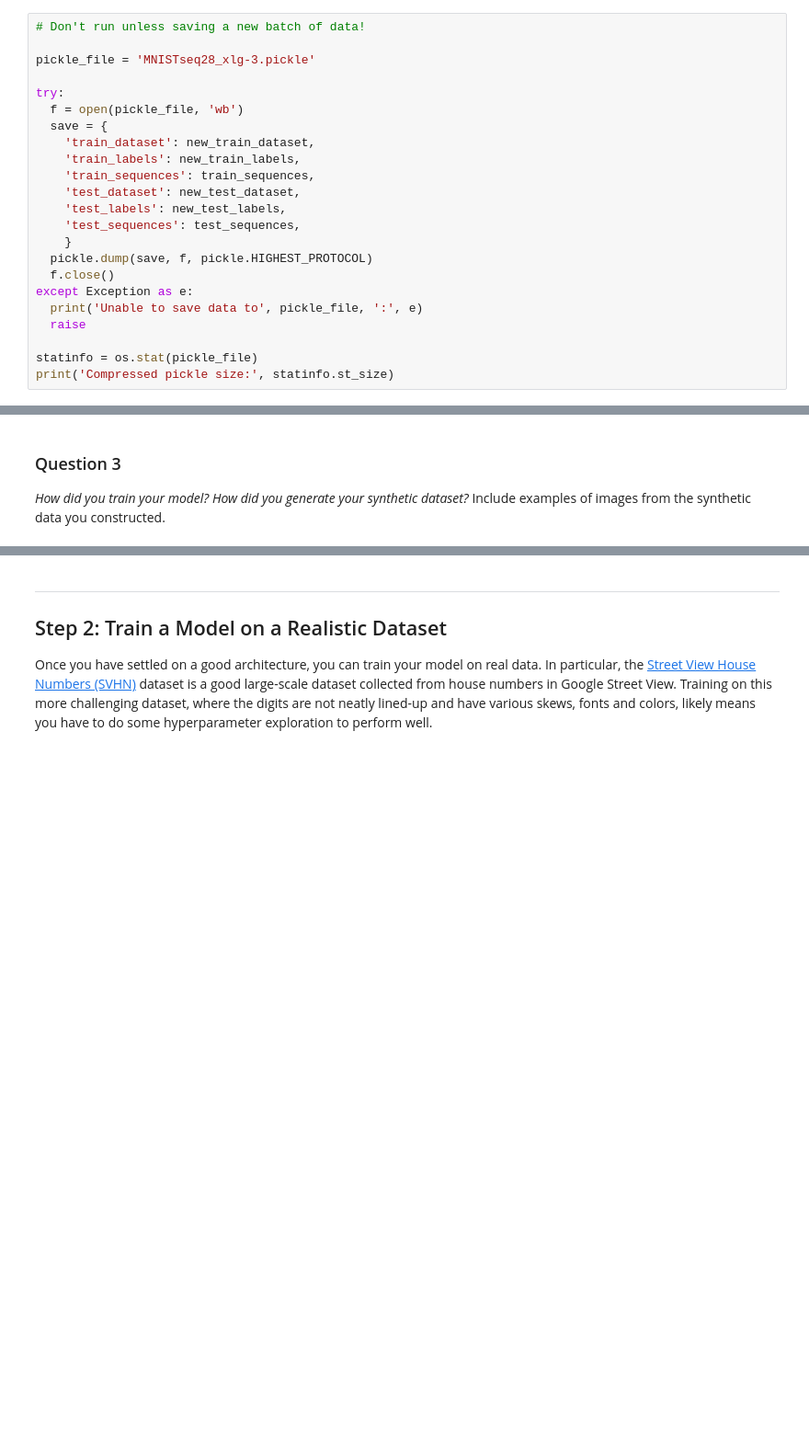
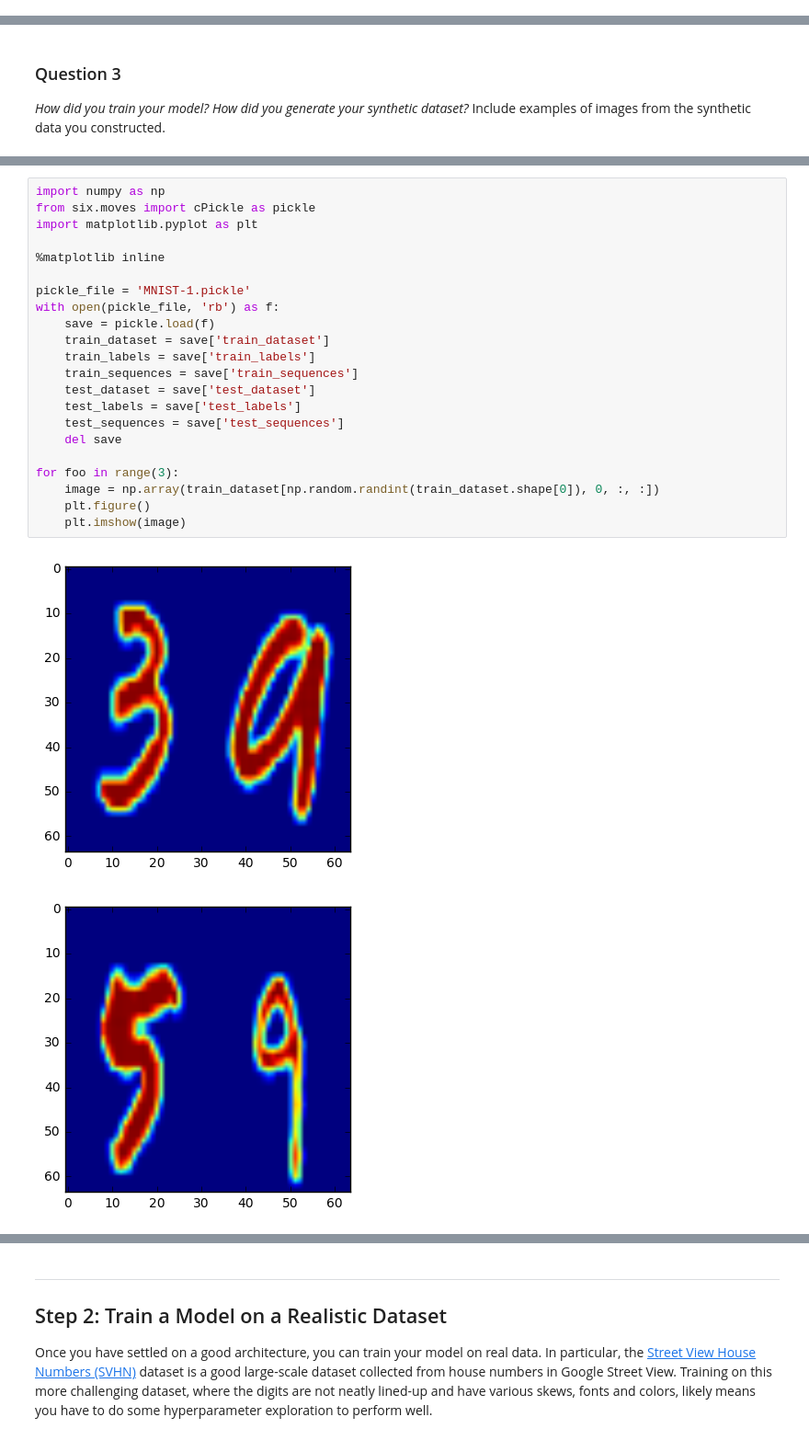
Before and after one commit to yatingupta10/Machine-Learning-Nanodegree, a Jupyter notebook: P5-Digit-Recognition/digit_recognition.ipynb, the cells around one changed output, grey strips where cells are left out. Shown at 92% size. Cells and saved outputs as stored; diff of their text form; blank space fills up the shorter version.

```diff
--- a/P5-Digit-Recognition/digit_recognition.ipynb
+++ b/P5-Digit-Recognition/digit_recognition.ipynb
@@ -179,23 +26,0 @@ plt.imshow(image)
-# %%
-# Don't run unless saving a new batch of data!
-
-pickle_file = 'MNISTseq28_xlg-3.pickle'
-
-try:
-  f = open(pickle_file, 'wb')
-  save = {
-    'train_dataset': new_train_dataset,
-    'train_labels': new_train_labels,
-    'train_sequences': train_sequences,
-    'test_dataset': new_test_dataset,
-    'test_labels': new_test_labels,
-    'test_sequences': test_sequences,
-    }
-  pickle.dump(save, f, pickle.HIGHEST_PROTOCOL)
-  f.close()
-except Exception as e:
-  print('Unable to save data to', pickle_file, ':', e)
-  raise
-
-statinfo = os.stat(pickle_file)
-print('Compressed pickle size:', statinfo.st_size)
@@ -216,0 +124,25 @@ _How did you train your model? How did you generate your synthetic dataset?_ Inc
+# %%
+import numpy as np
+from six.moves import cPickle as pickle
+import matplotlib.pyplot as plt
+
+%matplotlib inline
+
+pickle_file = 'MNIST-1.pickle'
+with open(pickle_file, 'rb') as f:
+    save = pickle.load(f)
+    train_dataset = save['train_dataset']
+    train_labels = save['train_labels']
+    train_sequences = save['train_sequences']
+    test_dataset = save['test_dataset']
+    test_labels = save['test_labels']
+    test_sequences = save['test_sequences']
+    del save
+
+for foo in range(3):
+    image = np.array(train_dataset[np.random.randint(train_dataset.shape[0]), 0, :, :])
+    plt.figure()
+    plt.imshow(image)
+# %% [output]
+[figure, added]
+[figure, added]
```
Also changed, not shown: parts of 46 cells of this notebook.
